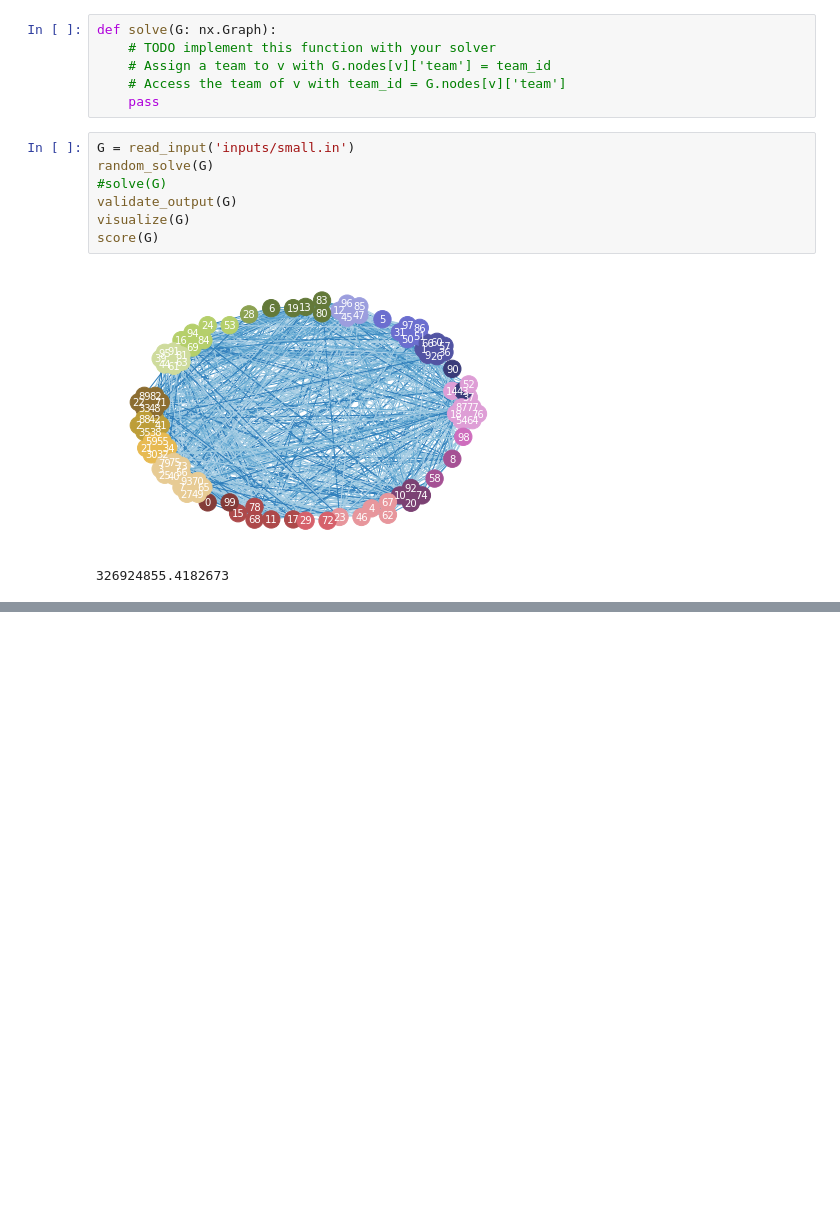
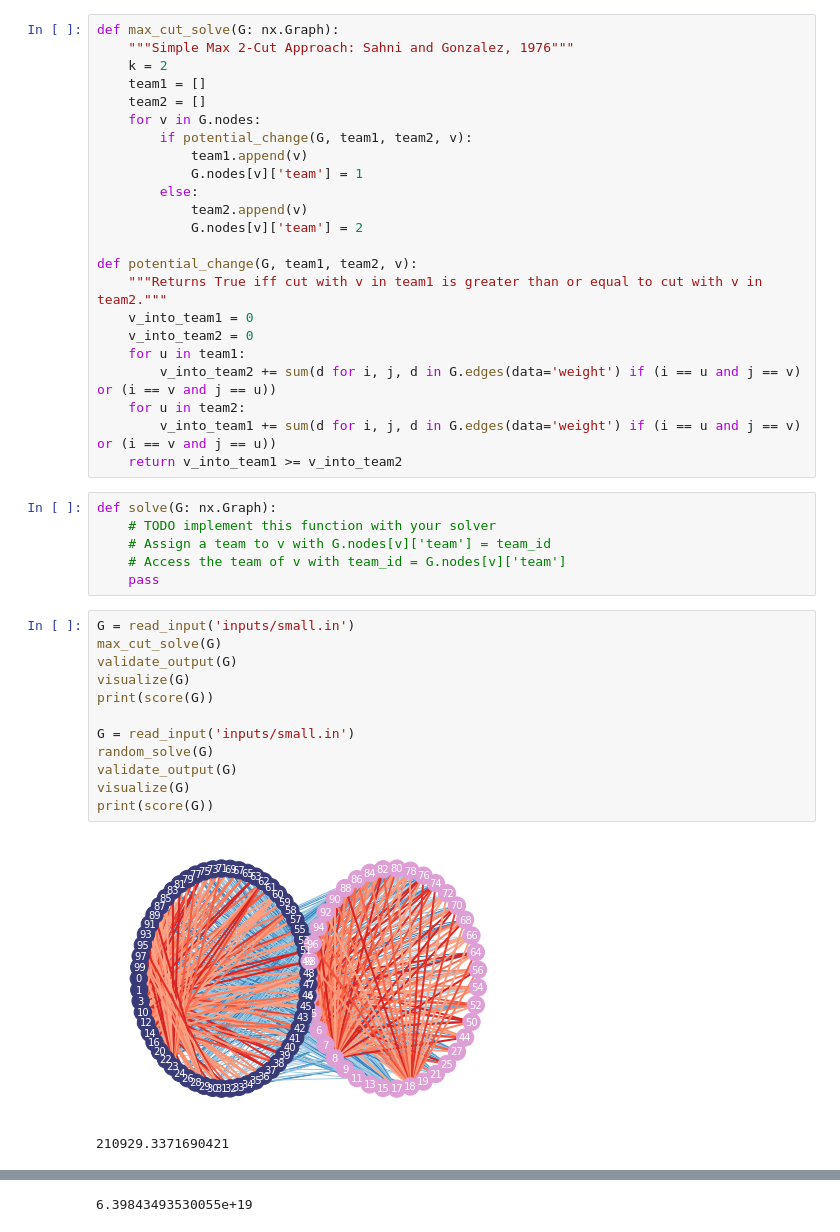
Before and after one commit to riensou/CS-170-Project-Fa22, a Jupyter notebook: main.ipynb, the cells around one changed output, grey strips where cells are left out. Saved outputs shown, nothing was run; the diff lists cells and outputs as text; blank space fills up the shorter version.

Commit message:
implemented basic max 2-cut solver

```diff
--- a/main.ipynb
+++ b/main.ipynb
@@ -84,6 +84,29 @@ def random_solve(G: nx.Graph):
     k = random.randint(1, G.number_of_nodes())
     for v in G.nodes:
         G.nodes[v]['team'] = random.randint(1, k)
+# %%
+def max_cut_solve(G: nx.Graph):
+    """Simple Max 2-Cut Approach: Sahni and Gonzalez, 1976"""
+    k = 2
+    team1 = []
+    team2 = []
+    for v in G.nodes:
+        if potential_change(G, team1, team2, v):
+            team1.append(v)
+            G.nodes[v]['team'] = 1
+        else:
+            team2.append(v)
+            G.nodes[v]['team'] = 2
+
+def potential_change(G, team1, team2, v):
+    """Returns True iff cut with v in team1 is greater than or equal to cut with v in team2."""
+    v_into_team1 = 0
+    v_into_team2 = 0
+    for u in team1:
+        v_into_team2 += sum(d for i, j, d in G.edges(data='weight') if (i == u and j == v) or (i == v and j == u))
+    for u in team2:
+        v_into_team1 += sum(d for i, j, d in G.edges(data='weight') if (i == u and j == v) or (i == v and j == u))
+    return v_into_team1 >= v_into_team2
 # %%
 def solve(G: nx.Graph):
     # TODO implement this function with your solver
@@ -92,11 +115,16 @@ def solve(G: nx.Graph):
     pass
 # %%
 G = read_input('inputs/small.in')
-random_solve(G)
-#solve(G)
+max_cut_solve(G)
 validate_output(G)
 visualize(G)
-score(G)
+print(score(G))
+
+G = read_input('inputs/small.in')
+random_solve(G)
+validate_output(G)
+visualize(G)
+print(score(G))
 # %% [output]
-[figure, old version]
+[figure, new version]
-326924855.4182673
+210929.3371690421
@@ -103 +132,2 @@ score(G)
+6.39843493530055e+19
 # %%
```
Also changed, not shown: parts of 3 cells of this notebook, 5 other files.
